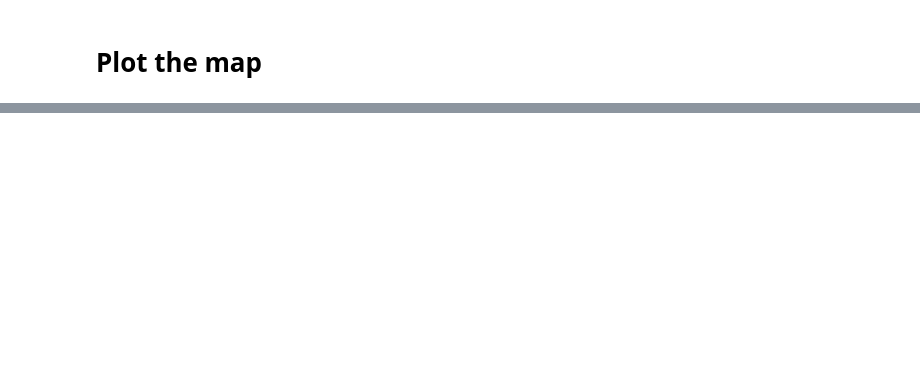
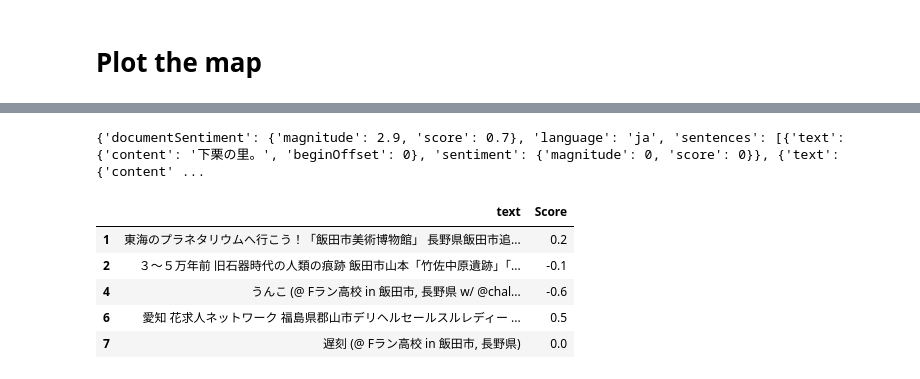
Before and after one commit to oz1717/Business_Project, a Jupyter notebook: summary.ipynb, the cells around one changed output, grey strips where cells are left out. Saved outputs shown, nothing was run; the diff lists cells and outputs as text; code cells hidden in the pictures; blank space fills up the shorter version.

```diff
--- a/summary.ipynb
+++ b/summary.ipynb
@@ -337,0 +337,4 @@ Yawatahama_map
+# %%
+GCP_sentiment(content, access_token)
+# %% [output]
+{'documentSentiment': {'magnitude': 2.9, 'score': 0.7}, 'language': 'ja', 'sentences': [{'text': {'content': '下栗の里。', 'beginOffset': 0}, 'sentiment': {'magnitude': 0, 'score': 0}}, {'text': {'content' ...
@@ -337,0 +349,9 @@ Yawatahama_map
+# %%
+YH_score.head()
+# %% [output]
+|  | text | Score |
+| 1 | 東海のプラネタリウムへ行こう！「飯田市美術博物館」 長野県飯田市追... | 0.2 |
+| 2 | ３～５万年前 旧石器時代の人類の痕跡 飯田市山本「竹佐中原遺跡」「... | -0.1 |
+| 4 | うんこ (@ Fラン高校 in 飯田市, 長野県 w/ @chal... | -0.6 |
+| 6 | 愛知 花求人ネットワーク 福島県郡山市デリヘルセールスルレディー ... | 0.5 |
+| 7 | 遅刻 (@ Fラン高校 in 飯田市, 長野県) | 0.0 |
```
Also changed, not shown: parts of 23 cells of this notebook, 1 other file.
